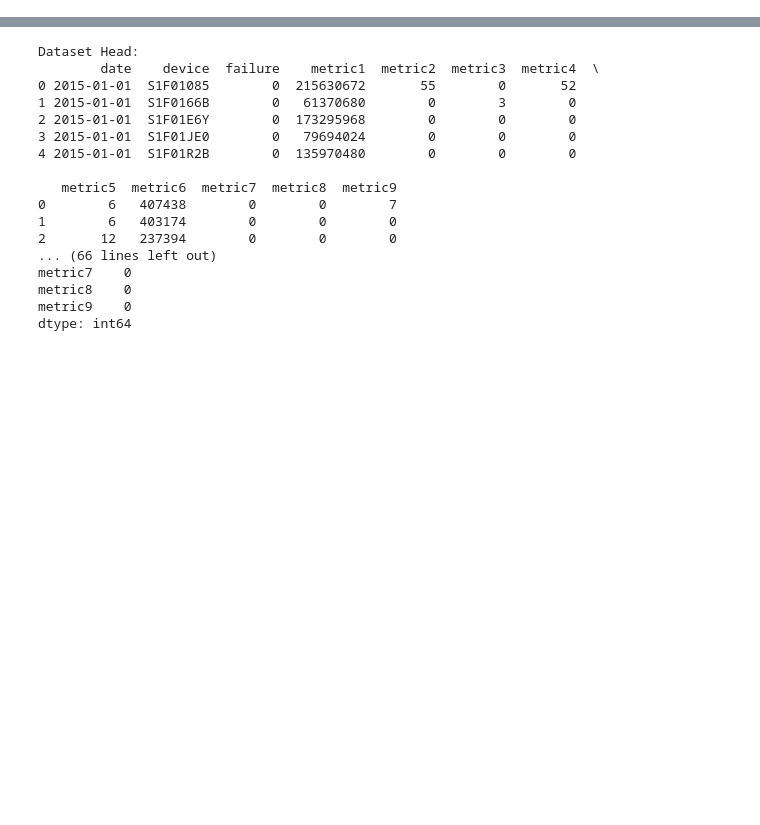
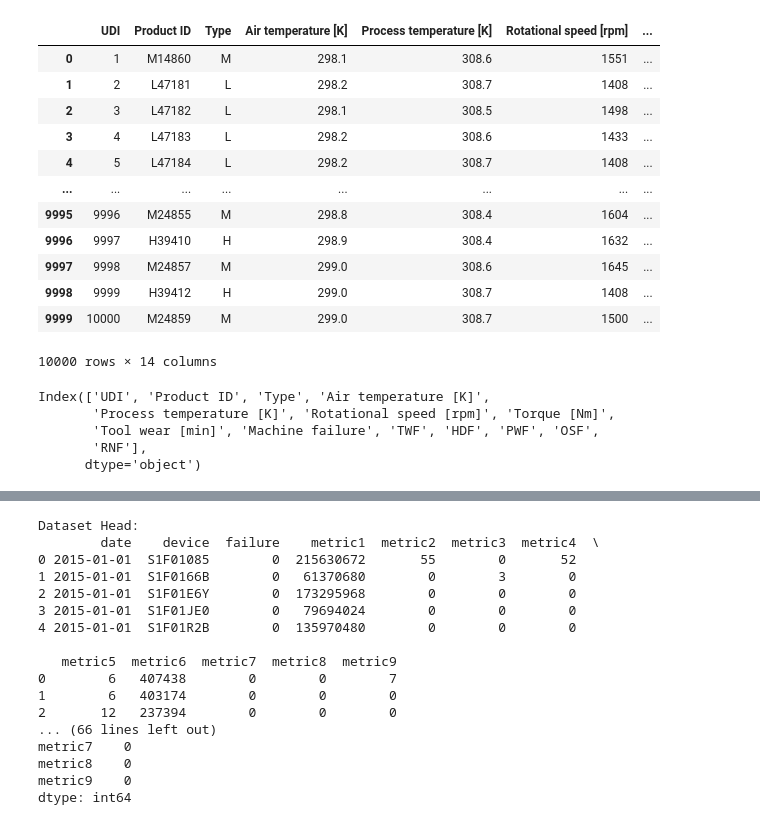
Before and after one commit to VarunBondugula/PredictiveMaintenanceDSProject, a Jupyter notebook: Notebook.ipynb, the cells around one changed output, grey strips where cells are left out. Saved outputs shown, nothing was run; the diff lists cells and outputs as text; code cells hidden in the pictures; blank space fills up the shorter version.

```diff
--- a/Notebook.ipynb
+++ b/Notebook.ipynb
@@ -0,0 +15,24 @@
+# %%
+data
+# %% [output]
+|  | UDI | Product ID | Type | Air temperature [K] | Process temperature [K] | Rotational speed [rpm] | ... |
+| 0 | 1 | M14860 | M | 298.1 | 308.6 | 1551 | ... |
+| 1 | 2 | L47181 | L | 298.2 | 308.7 | 1408 | ... |
+| 2 | 3 | L47182 | L | 298.1 | 308.5 | 1498 | ... |
+| 3 | 4 | L47183 | L | 298.2 | 308.6 | 1433 | ... |
+| 4 | 5 | L47184 | L | 298.2 | 308.7 | 1408 | ... |
+| ... | ... | ... | ... | ... | ... | ... | ... |
+| 9995 | 9996 | M24855 | M | 298.8 | 308.4 | 1604 | ... |
+| 9996 | 9997 | H39410 | H | 298.9 | 308.4 | 1632 | ... |
+| 9997 | 9998 | M24857 | M | 299.0 | 308.6 | 1645 | ... |
+| 9998 | 9999 | H39412 | H | 299.0 | 308.7 | 1408 | ... |
+| 9999 | 10000 | M24859 | M | 299.0 | 308.7 | 1500 | ... |
+10000 rows × 14 columns
+# %%
+data.columns
+# %% [output]
+Index(['UDI', 'Product ID', 'Type', 'Air temperature [K]',
+       'Process temperature [K]', 'Rotational speed [rpm]', 'Torque [Nm]',
+       'Tool wear [min]', 'Machine failure', 'TWF', 'HDF', 'PWF', 'OSF',
+       'RNF'],
+      dtype='object')
```
Also changed, not shown: parts of 10 cells of this notebook, 1 other file.
